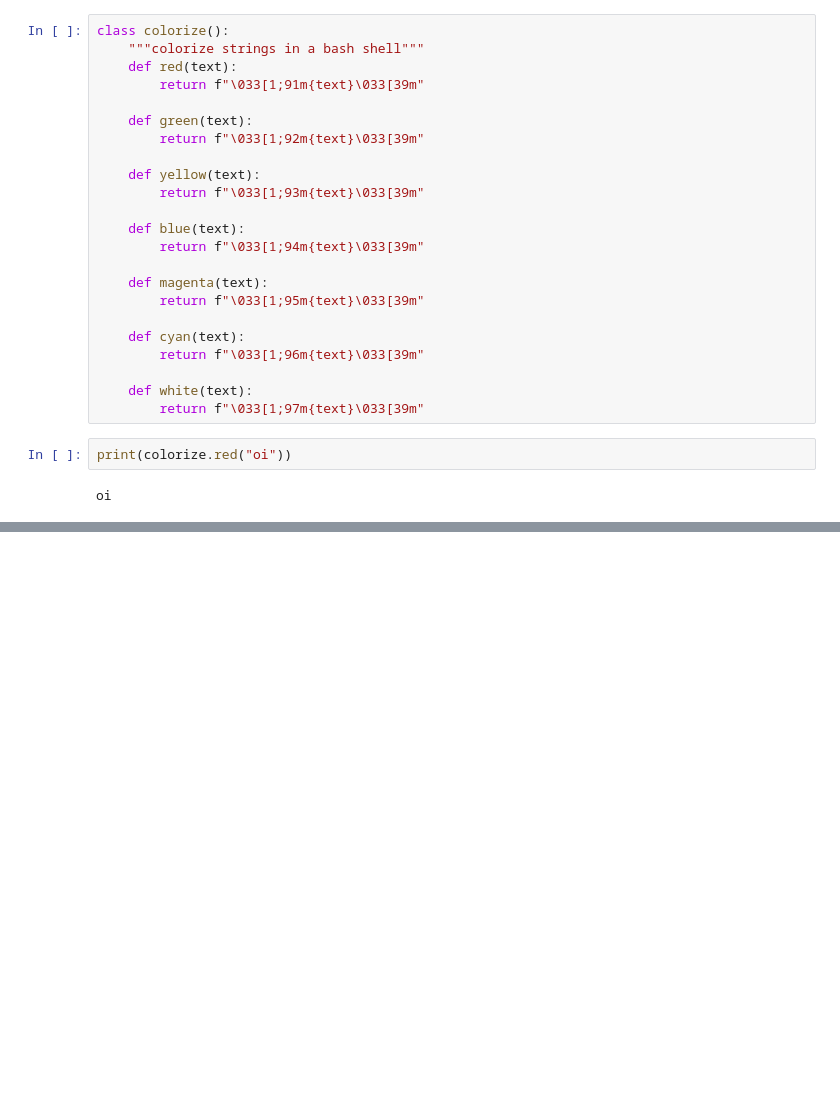
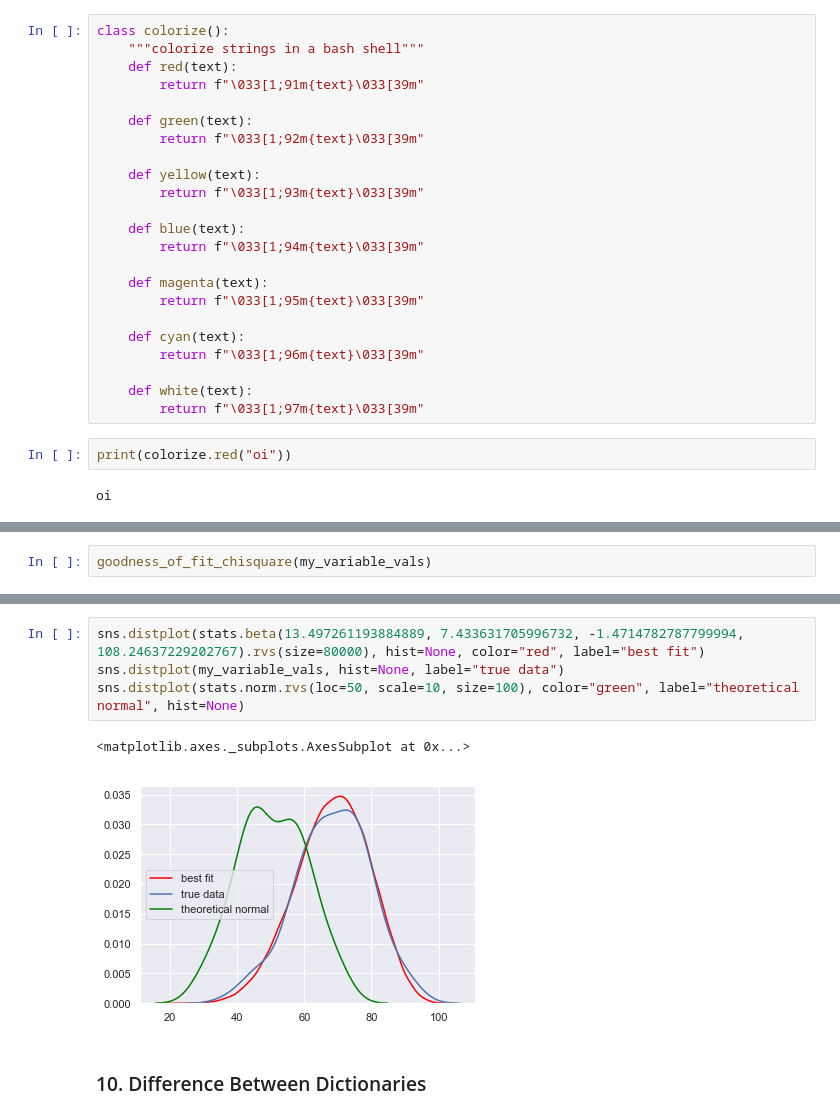
Before and after one commit to robotenique/pythonDev, a Jupyter notebook: notebook-snippets/Python_usability.ipynb, the cells around one changed output, grey strips where cells are left out. Saved outputs shown, nothing was run; the diff lists cells and outputs as text; blank space fills up the shorter version.

```diff
--- a/notebook-snippets/Python_usability.ipynb
+++ b/notebook-snippets/Python_usability.ipynb
@@ -311,0 +378,2 @@ oi
+# %%
+goodness_of_fit_chisquare(my_variable_vals)
@@ -311,0 +410,9 @@ oi
+# %%
+sns.distplot(stats.beta(13.497261193884889, 7.433631705996732, -1.4714782787799994, 108.24637229202767).rvs(size=80000), hist=None, color="red", label="best fit")
+sns.distplot(my_variable_vals, hist=None, label="true data")
+sns.distplot(stats.norm.rvs(loc=50, scale=10, size=100), color="green", label="theoretical normal", hist=None)
+# %% [output]
+<matplotlib.axes._subplots.AxesSubplot at 0x...>
+[figure, added]
+# %% [markdown]
+### 10. Difference Between Dictionaries
```
Also changed, not shown: parts of 10 cells of this notebook, 2 other files.
